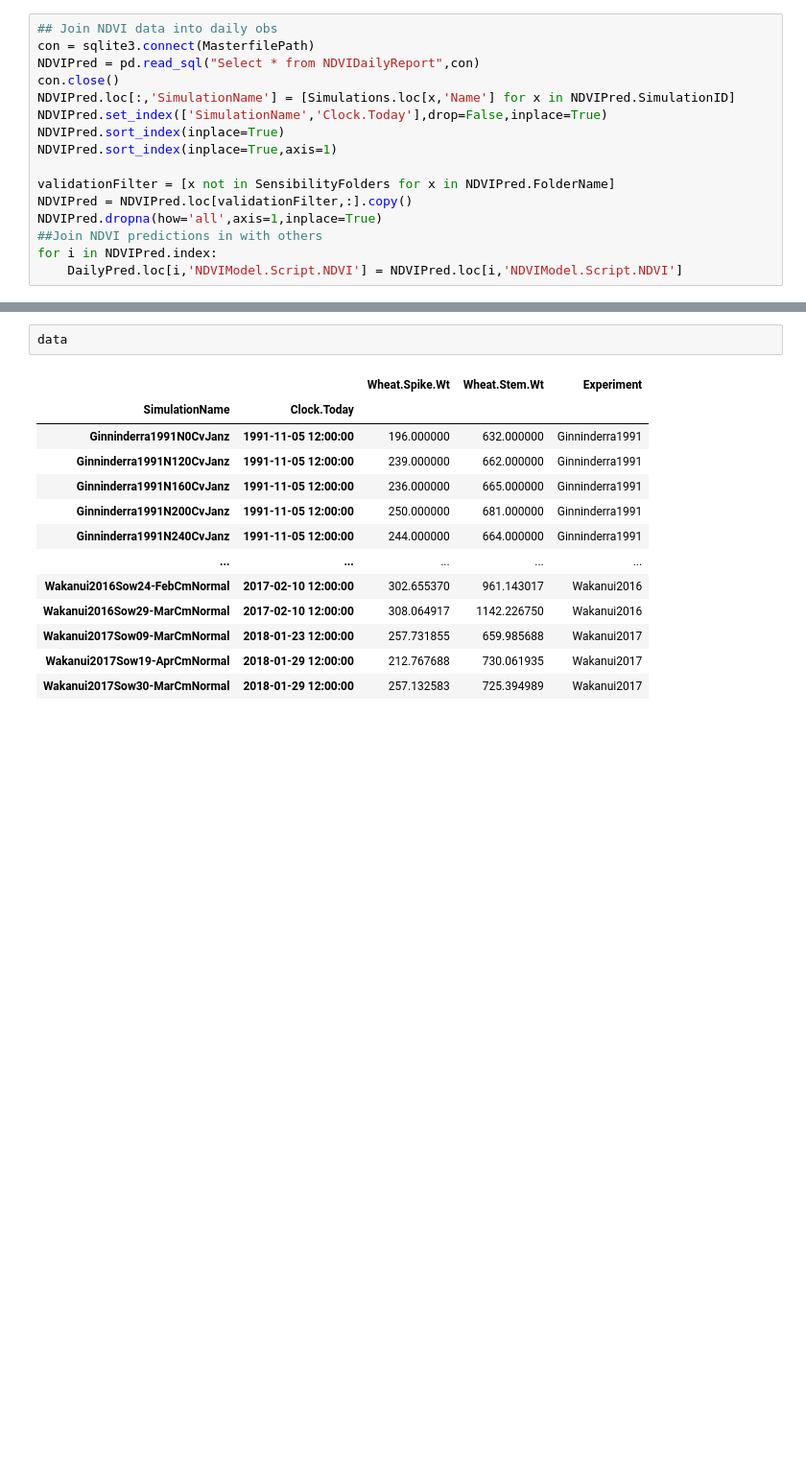
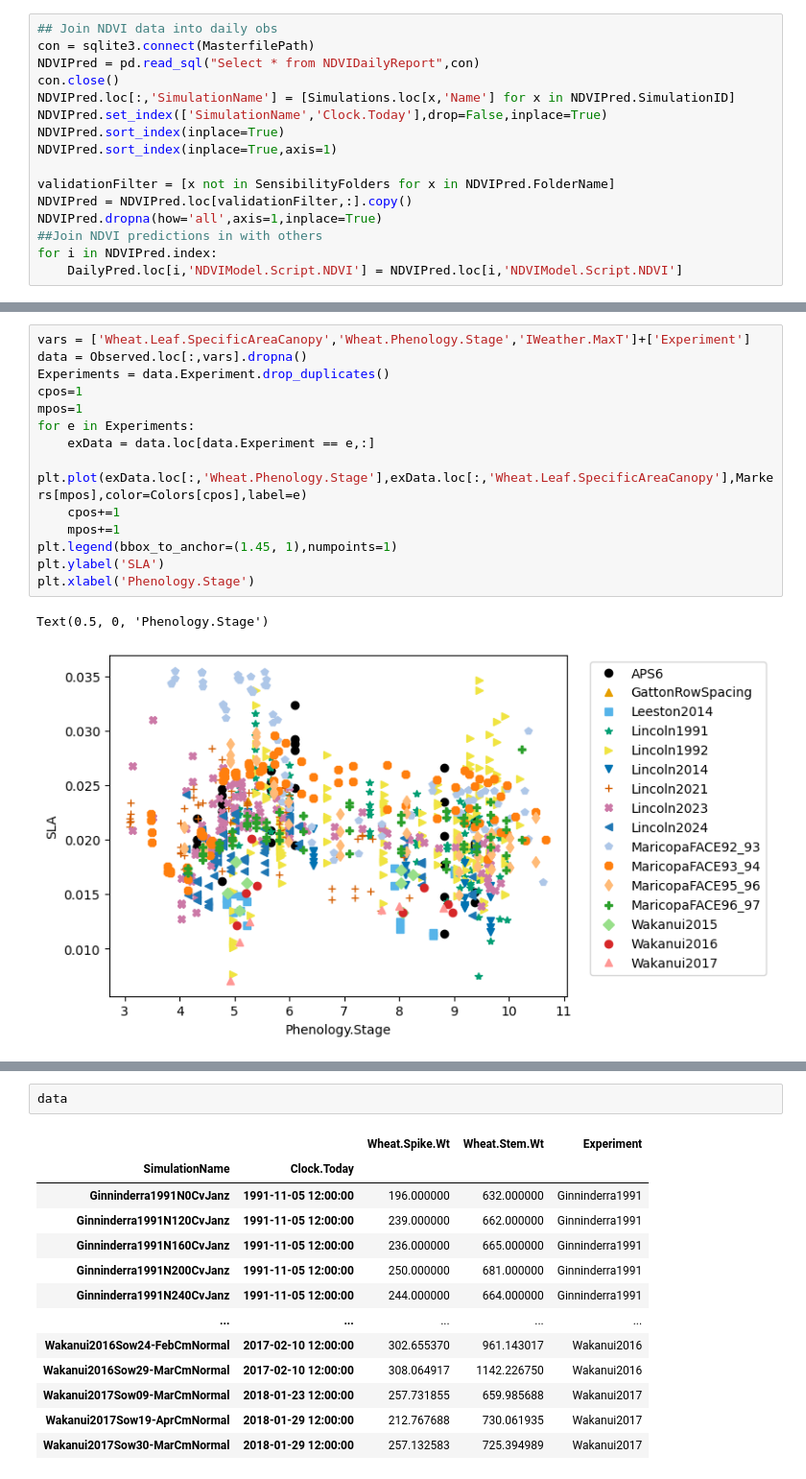
Before and after one commit to HamishBrownPFR/ApsimX, a Jupyter notebook: Prototypes/WheatSimpleLeaf/ObsAnalysis.ipynb, the cells around one changed output, grey strips where cells are left out. Shown at 96% size. Drawn from its saved outputs; the diff is of its cells as text; blank space fills up the shorter version.

```diff
--- a/Prototypes/WheatSimpleLeaf/ObsAnalysis.ipynb
+++ b/Prototypes/WheatSimpleLeaf/ObsAnalysis.ipynb
@@ -211,0 +249,17 @@ plt.legend(bbox_to_anchor=(1.45, 1),numpoints=1)
+# %%
+vars = ['Wheat.Leaf.SpecificAreaCanopy','Wheat.Phenology.Stage','IWeather.MaxT']+['Experiment']
+data = Observed.loc[:,vars].dropna()
+Experiments = data.Experiment.drop_duplicates()
+cpos=1
+mpos=1
+for e in Experiments:
+    exData = data.loc[data.Experiment == e,:]
+    plt.plot(exData.loc[:,'Wheat.Phenology.Stage'],exData.loc[:,'Wheat.Leaf.SpecificAreaCanopy'],Markers[mpos],color=Colors[cpos],label=e)
+    cpos+=1
+    mpos+=1
+plt.legend(bbox_to_anchor=(1.45, 1),numpoints=1)
+plt.ylabel('SLA')
+plt.xlabel('Phenology.Stage')
+# %% [output]
+Text(0.5, 0, 'Phenology.Stage')
+[figure, added]
```
Also changed, not shown: parts of 19 cells of this notebook.
